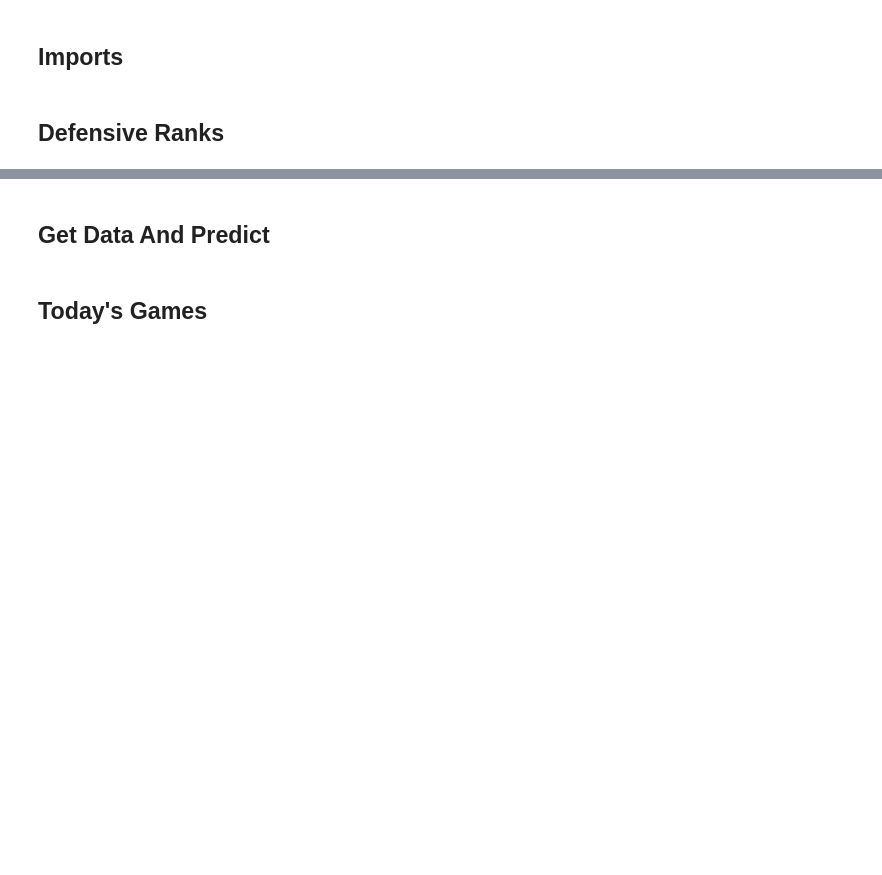
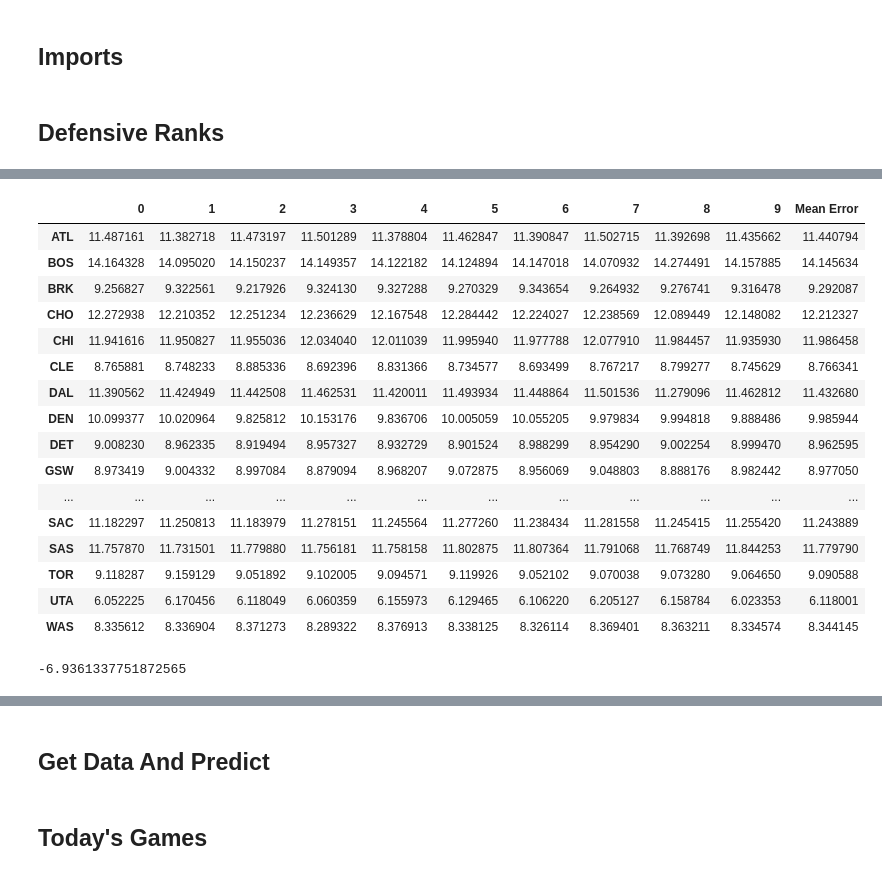
Before and after one commit to TrevBot17/NBA_Predict, a Jupyter notebook: Predict_NBA.ipynb, the cells around one changed output, grey strips where cells are left out. Cells and saved outputs as stored; diff of their text form; code cells hidden in the pictures; blank space fills up the shorter version.

```diff
--- a/Predict_NBA.ipynb
+++ b/Predict_NBA.ipynb
@@ -51,0 +237,36 @@ def defensive_rank(season):
+# %%
+season = 2022
+
+# Initialize dictionary to store errors
+err_dict_simple = {}
+
+# Takes a couple mintues to run
+for team in team_dict.values():
+  err = season_avg_pts(season, team)
+  err_dict_simple[team] = err
+
+err_df_simple = pd.DataFrame(err_dict_simple).transpose()
+err_df_simple['Mean Error'] = err_df_simple.mean(axis = 1)
+err_df_simple
+# %% [output]
+|  | 0 | 1 | 2 | 3 | 4 | 5 | 6 | 7 | 8 | 9 | Mean Error |
+| ATL | 11.487161 | 11.382718 | 11.473197 | 11.501289 | 11.378804 | 11.462847 | 11.390847 | 11.502715 | 11.392698 | 11.435662 | 11.440794 |
+| BOS | 14.164328 | 14.095020 | 14.150237 | 14.149357 | 14.122182 | 14.124894 | 14.147018 | 14.070932 | 14.274491 | 14.157885 | 14.145634 |
+| BRK | 9.256827 | 9.322561 | 9.217926 | 9.324130 | 9.327288 | 9.270329 | 9.343654 | 9.264932 | 9.276741 | 9.316478 | 9.292087 |
+| CHO | 12.272938 | 12.210352 | 12.251234 | 12.236629 | 12.167548 | 12.284442 | 12.224027 | 12.238569 | 12.089449 | 12.148082 | 12.212327 |
+| CHI | 11.941616 | 11.950827 | 11.955036 | 12.034040 | 12.011039 | 11.995940 | 11.977788 | 12.077910 | 11.984457 | 11.935930 | 11.986458 |
+| CLE | 8.765881 | 8.748233 | 8.885336 | 8.692396 | 8.831366 | 8.734577 | 8.693499 | 8.767217 | 8.799277 | 8.745629 | 8.766341 |
+| DAL | 11.390562 | 11.424949 | 11.442508 | 11.462531 | 11.420011 | 11.493934 | 11.448864 | 11.501536 | 11.279096 | 11.462812 | 11.432680 |
+| DEN | 10.099377 | 10.020964 | 9.825812 | 10.153176 | 9.836706 | 10.005059 | 10.055205 | 9.979834 | 9.994818 | 9.888486 | 9.985944 |
+| DET | 9.008230 | 8.962335 | 8.919494 | 8.957327 | 8.932729 | 8.901524 | 8.988299 | 8.954290 | 9.002254 | 8.999470 | 8.962595 |
+| GSW | 8.973419 | 9.004332 | 8.997084 | 8.879094 | 8.968207 | 9.072875 | 8.956069 | 9.048803 | 8.888176 | 8.982442 | 8.977050 |
+| ... | ... | ... | ... | ... | ... | ... | ... | ... | ... | ... | ... |
+| SAC | 11.182297 | 11.250813 | 11.183979 | 11.278151 | 11.245564 | 11.277260 | 11.238434 | 11.281558 | 11.245415 | 11.255420 | 11.243889 |
+| SAS | 11.757870 | 11.731501 | 11.779880 | 11.756181 | 11.758158 | 11.802875 | 11.807364 | 11.791068 | 11.768749 | 11.844253 | 11.779790 |
+| TOR | 9.118287 | 9.159129 | 9.051892 | 9.102005 | 9.094571 | 9.119926 | 9.052102 | 9.070038 | 9.073280 | 9.064650 | 9.090588 |
+| UTA | 6.052225 | 6.170456 | 6.118049 | 6.060359 | 6.155973 | 6.129465 | 6.106220 | 6.205127 | 6.158784 | 6.023353 | 6.118001 |
+| WAS | 8.335612 | 8.336904 | 8.371273 | 8.289322 | 8.376913 | 8.338125 | 8.326114 | 8.369401 | 8.363211 | 8.334574 | 8.344145 |
+# %%
+np.sum(err_df_full_model['Mean Error'] - err_df_simple['Mean Error'])
+# %% [output]
+-6.9361337751872565
```
Also changed, not shown: parts of 8 cells of this notebook.
